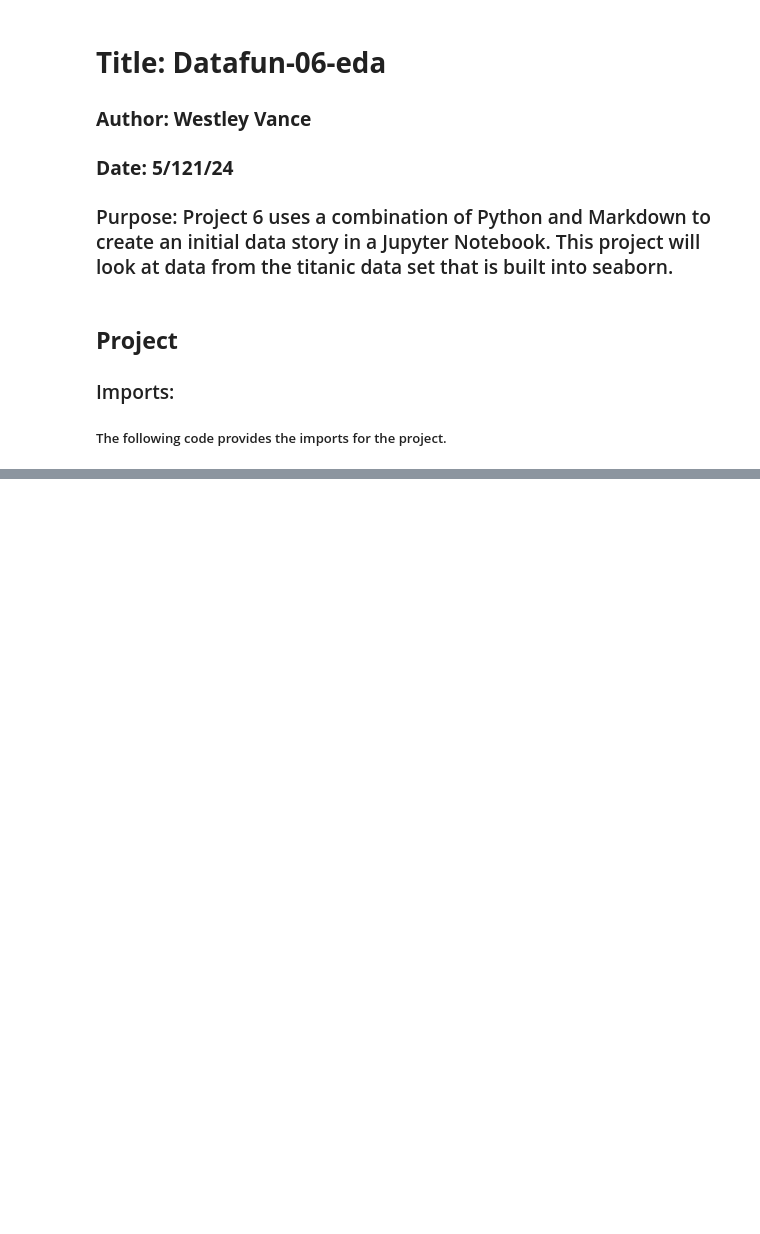
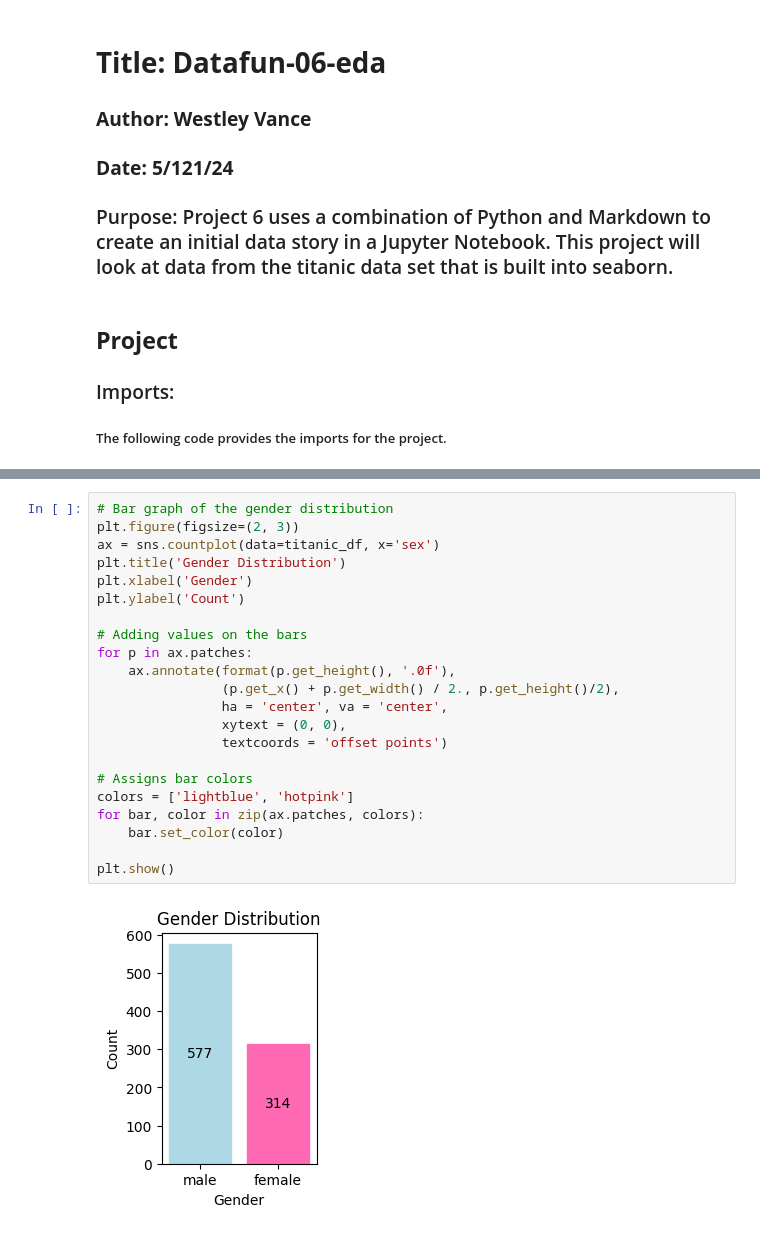
Before and after one commit to wvance1/datafun-06-eda, a Jupyter notebook: Westley_eda.ipynb, the cells around one changed output, grey strips where cells are left out. Saved outputs shown, nothing was run; the diff lists cells and outputs as text; blank space fills up the shorter version.

```diff
--- a/Westley_eda.ipynb
+++ b/Westley_eda.ipynb
@@ -42,0 +63,24 @@ titanic_df.to_csv('titanic.csv', index=False)
+# %%
+# Bar graph of the gender distribution
+plt.figure(figsize=(2, 3))
+ax = sns.countplot(data=titanic_df, x='sex')
+plt.title('Gender Distribution')
+plt.xlabel('Gender')
+plt.ylabel('Count')
+
+# Adding values on the bars
+for p in ax.patches:
+    ax.annotate(format(p.get_height(), '.0f'),
+                (p.get_x() + p.get_width() / 2., p.get_height()/2),
+                ha = 'center', va = 'center',
+                xytext = (0, 0),
+                textcoords = 'offset points')
+
+# Assigns bar colors
+colors = ['lightblue', 'hotpink']
+for bar, color in zip(ax.patches, colors):
+    bar.set_color(color)
+
+plt.show()
+# %% [output]
+[figure, added]
```
Also changed, not shown: parts of 9 cells of this notebook.
